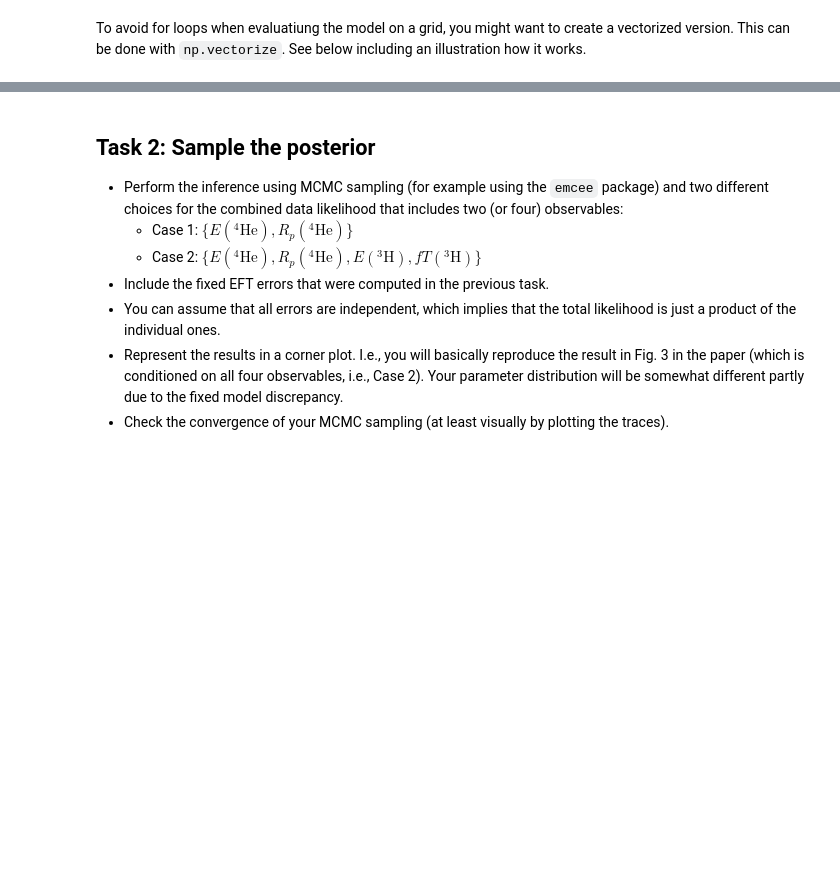
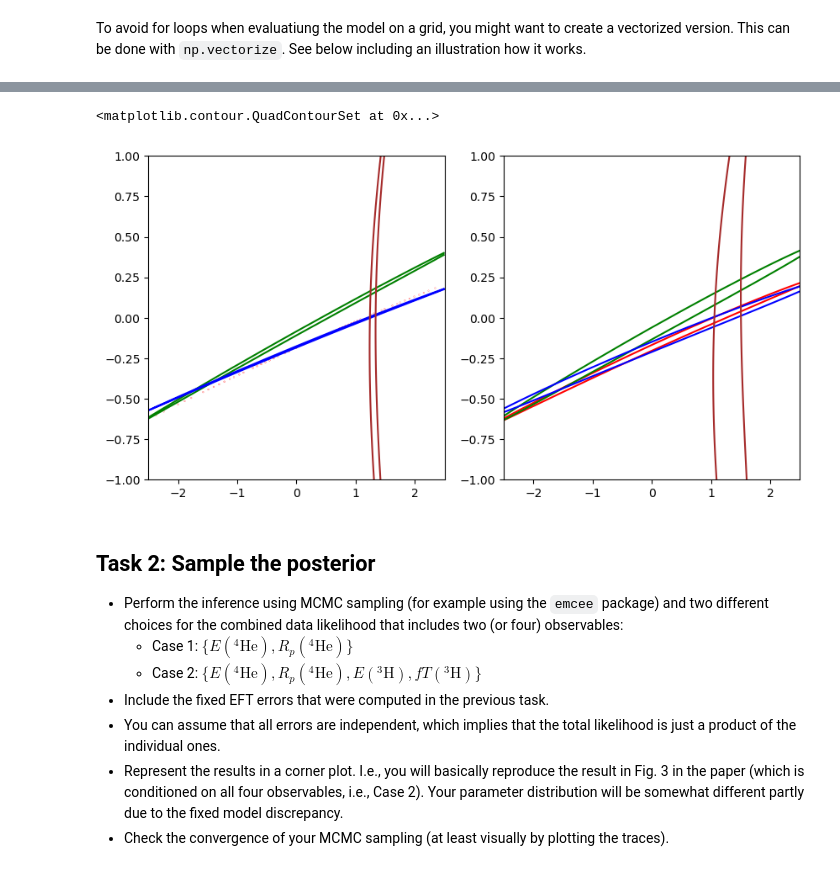
Before and after one commit to wonder-coconut/tif285_project, a Jupyter notebook: TIF285_Project1.ipynb, the cells around one changed output, grey strips where cells are left out. Drawn from its saved outputs; the diff is of its cells as text; code cells hidden in the pictures; blank space fills up the shorter version.

Commit message:
updated contour maps for cD and cE for both sigma and sigma eft

```diff
--- a/TIF285_Project1.ipynb
+++ b/TIF285_Project1.ipynb
@@ -261,3 +220,65 @@ plt.contour(cD,cE,pdf_e4he)
+# %%
+log_res = np.array(log_res)
+log_res_eft = np.array(log_res_eft)
+
+res = np.exp(log_res)
+res_eft = np.exp(log_res_eft)
+
+res_e4he = res[:,0]
+res_rp4he = res[:,1]
+res_e3h = res[:,2]
+res_ft3h = res[:,3]
+
+res_eft_e4he = res_eft[:,0]
+res_eft_rp4he = res_eft[:,1]
+res_eft_e3h = res_eft[:,2]
+res_eft_ft3h = res_eft[:,3]
+# %%
+res_e4he = res_e4he.reshape(cD_len, cE_len)
+res_rp4he = res_rp4he.reshape(cD_len, cE_len)
+res_e3h = res_e3h.reshape(cD_len, cE_len)
+res_ft3h = res_ft3h.reshape(cD_len, cE_len)
+
+#eft reshape
+res_eft_e4he = res_eft_e4he.reshape(cD_len, cE_len)
+res_eft_rp4he = res_eft_rp4he.reshape(cD_len, cE_len)
+res_eft_e3h = res_eft_e3h.reshape(cD_len, cE_len)
+res_eft_ft3h = res_eft_ft3h.reshape(cD_len, cE_len)
+
+
+interval_e4he = 0.6
+interval_rp4he = 0.6
+interval_e3h = 0.6
+interval_ft3h = 0.6
+
+fig, axes = plt.subplots(1,2,figsize=(10,5))
+
+contours_e4he = contour_levels(res_e4he,interval_e4he)
+contours_rp4he = contour_levels(res_rp4he,interval_rp4he)
+contours_e3h = contour_levels(res_e3h,interval_e3h)
+contours_ft3h = contour_levels(res_ft3h,interval_ft3h)
+
+#eft contours
+contours_eft_e4he = contour_levels(res_eft_e4he,interval_e4he)
+contours_eft_rp4he = contour_levels(res_eft_rp4he,interval_rp4he)
+contours_eft_e3h = contour_levels(res_eft_e3h,interval_e3h)
+contours_eft_ft3h = contour_levels(res_eft_ft3h,interval_ft3h)
+
+
+axes[0].contour(cD_range,cE_range,res_e4he,levels=contours_e4he,colors = 'red')
+axes[0].contour(cD_range,cE_range,res_rp4he,levels=contours_rp4he,colors = 'green')
+axes[0].contour(cD_range,cE_range,res_e3h,levels=contours_e3h,colors = 'blue')
+axes[0].contour(cD_range,cE_range,res_ft3h,levels=contours_ft3h,colors = 'brown')
+
+
+#eft plot
+axes[1].contour(cD_range,cE_range,res_eft_e4he,levels=contours_eft_e4he,colors = 'red')
+axes[1].contour(cD_range,cE_range,res_eft_rp4he,levels=contours_eft_rp4he,colors = 'green')
+axes[1].contour(cD_range,cE_range,res_eft_e3h,levels=contours_eft_e3h,colors = 'blue')
+axes[1].contour(cD_range,cE_range,res_eft_ft3h,levels=contours_eft_ft3h,colors = 'brown')
+# %% [output]
+<matplotlib.contour.QuadContourSet at 0x...>
+[figure, added]
 # %% [markdown]
 ## Task 2: Sample the posterior
 - Perform the inference using MCMC sampling (for example using the `emcee` package) and two different choices for the combined data likelihood that includes two (or four) observables:
```
Also changed, not shown: parts of 12 cells of this notebook, 1 other file.
